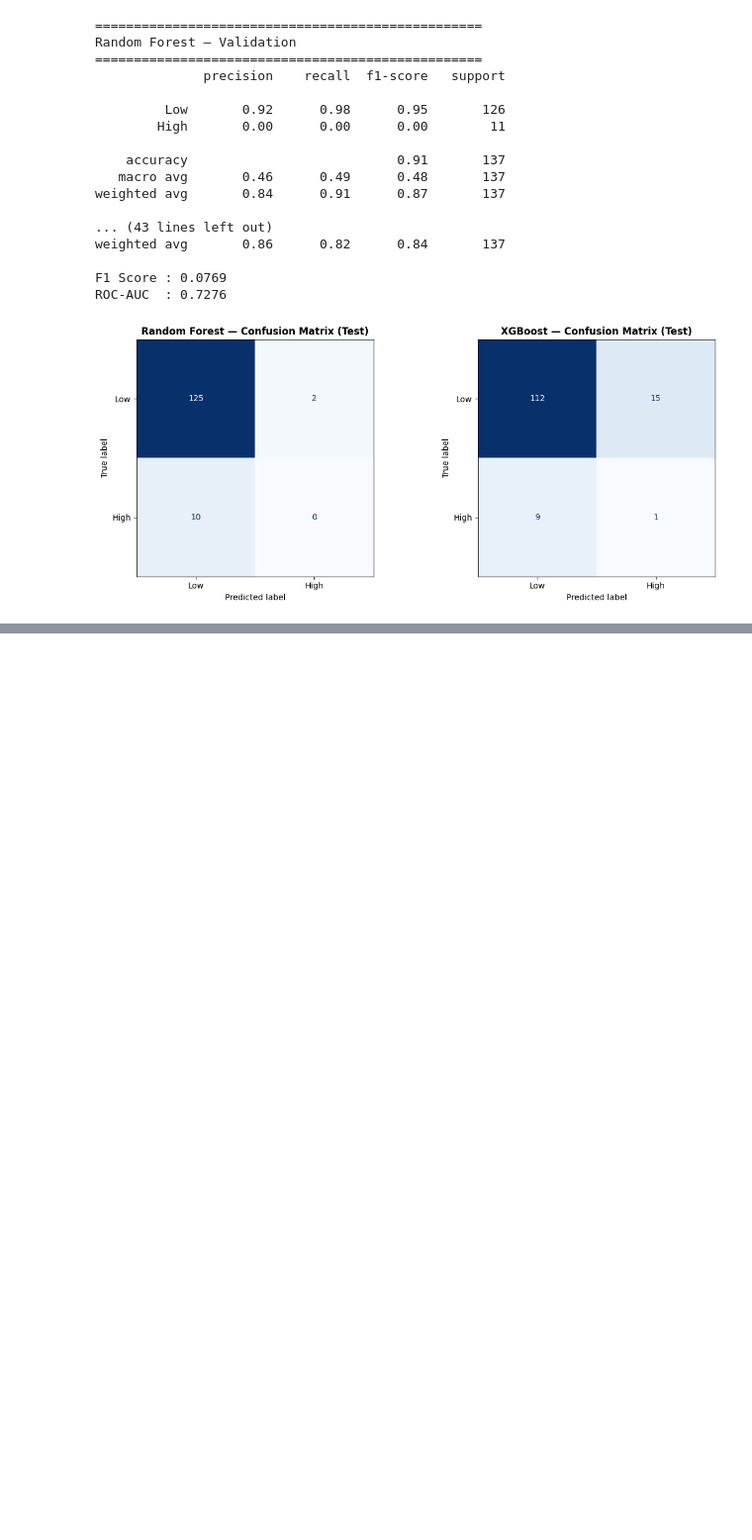
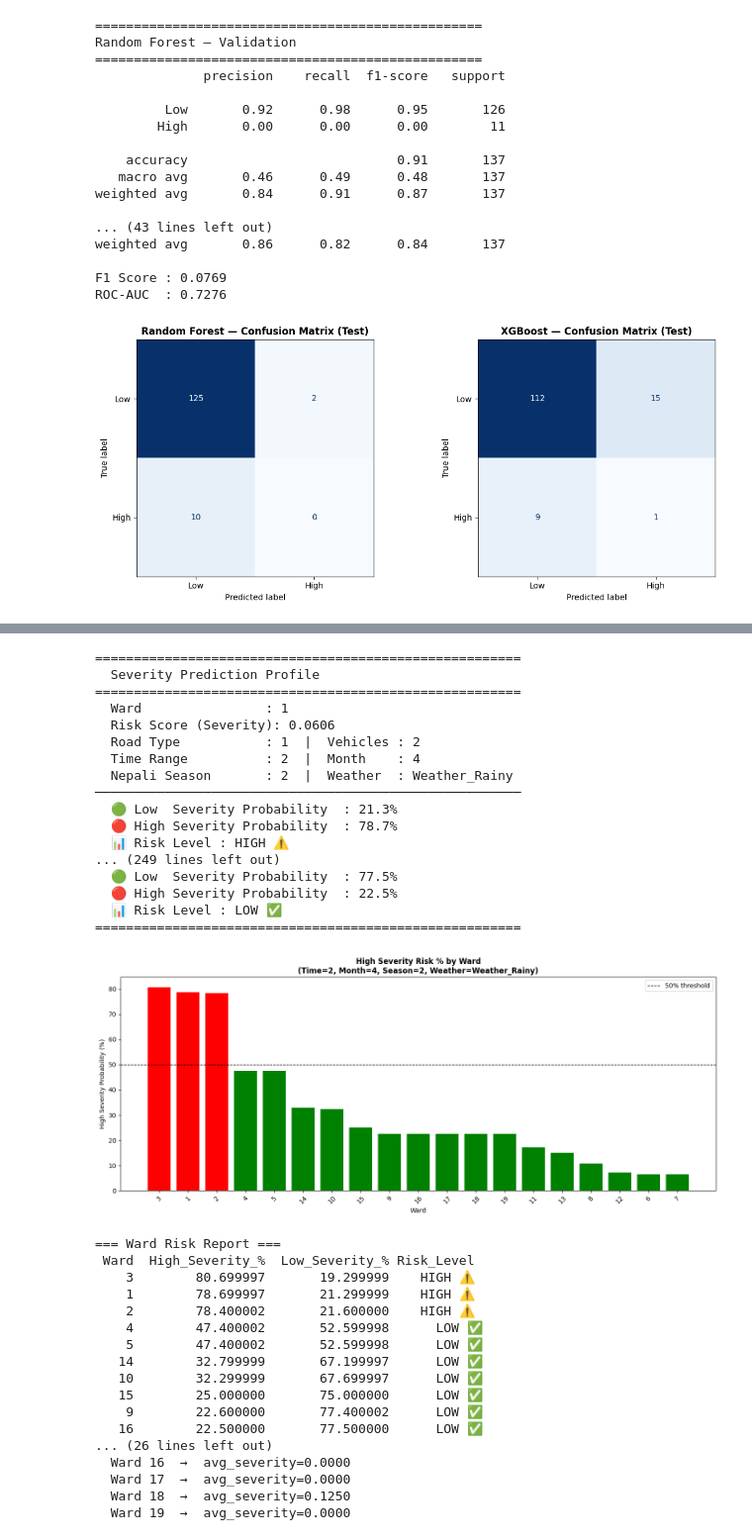
Before and after one commit to debiyani/traffic-accident-biratnagar, a Jupyter notebook: notebooks/ml_module.ipynb, the cells around one changed output, grey strips where cells are left out. Shown at 99% size. Drawn from its saved outputs; the diff is of its cells as text; code cells hidden in the pictures; blank space fills up the shorter version.

```diff
--- a/notebooks/ml_module.ipynb
+++ b/notebooks/ml_module.ipynb
@@ -123,0 +306,48 @@ plt.show()
+# %%
+ward_report = ward_location_risk_report(
+    time_range=2,
+    month_num=4,
+    nepali_season=2,
+    weather_col='Weather_Rainy'
+)
+
+# See all available wards in your data
+print("\nAvailable Wards:")
+for ward in sorted(ward_location_risk_map.keys()):
+    print(f"  Ward {ward}  →  avg_severity={ward_location_risk_map[ward]:.4f}")
+# %% [output]
+=======================================================
+  Severity Prediction Profile
+=======================================================
+  Ward                : 1
+  Risk Score (Severity): 0.0606
+  Road Type           : 1  |  Vehicles : 2
+  Time Range          : 2  |  Month    : 4
+  Nepali Season       : 2  |  Weather  : Weather_Rainy
+───────────────────────────────────────────────────────
+  🟢 Low  Severity Probability  : 21.3%
+  🔴 High Severity Probability  : 78.7%
+  📊 Risk Level : HIGH ⚠️
+... (249 lines left out)
+  🟢 Low  Severity Probability  : 77.5%
+  🔴 High Severity Probability  : 22.5%
+  📊 Risk Level : LOW ✅
+=======================================================
+[figure, added]
+=== Ward Risk Report ===
+ Ward  High_Severity_%  Low_Severity_% Risk_Level
+    3        80.699997       19.299999    HIGH ⚠️
+    1        78.699997       21.299999    HIGH ⚠️
+    2        78.400002       21.600000    HIGH ⚠️
+    4        47.400002       52.599998      LOW ✅
+    5        47.400002       52.599998      LOW ✅
+   14        32.799999       67.199997      LOW ✅
+   10        32.299999       67.699997      LOW ✅
+   15        25.000000       75.000000      LOW ✅
+    9        22.600000       77.400002      LOW ✅
+   16        22.500000       77.500000      LOW ✅
+... (26 lines left out)
+  Ward 16  →  avg_severity=0.0000
+  Ward 17  →  avg_severity=0.0000
+  Ward 18  →  avg_severity=0.1250
+  Ward 19  →  avg_severity=0.0000
```
Also changed, not shown: parts of 9 cells of this notebook, 1 other file.
